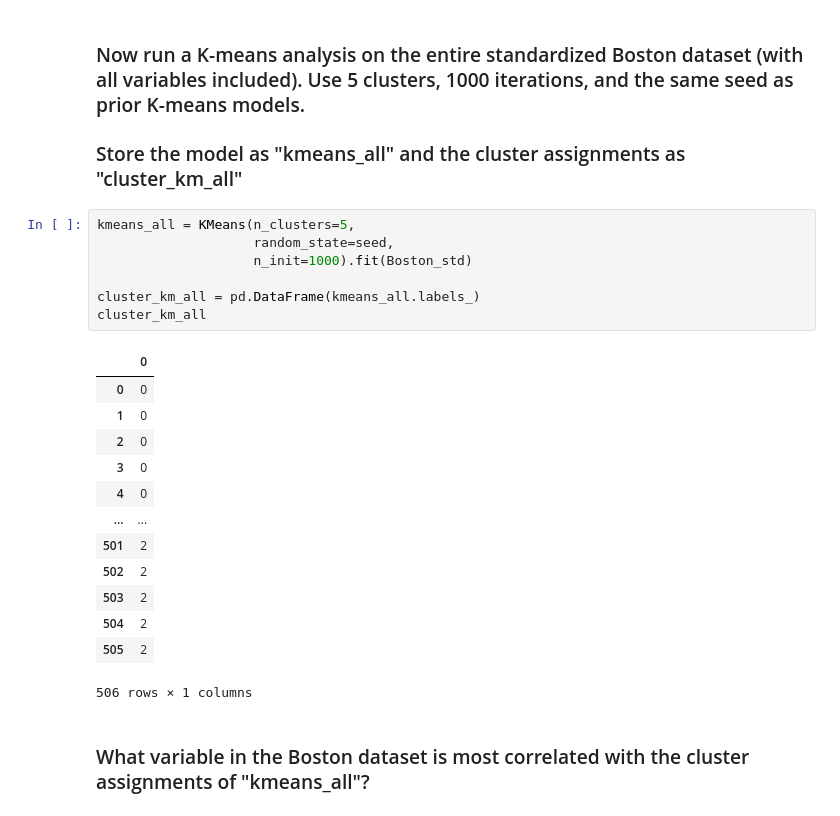
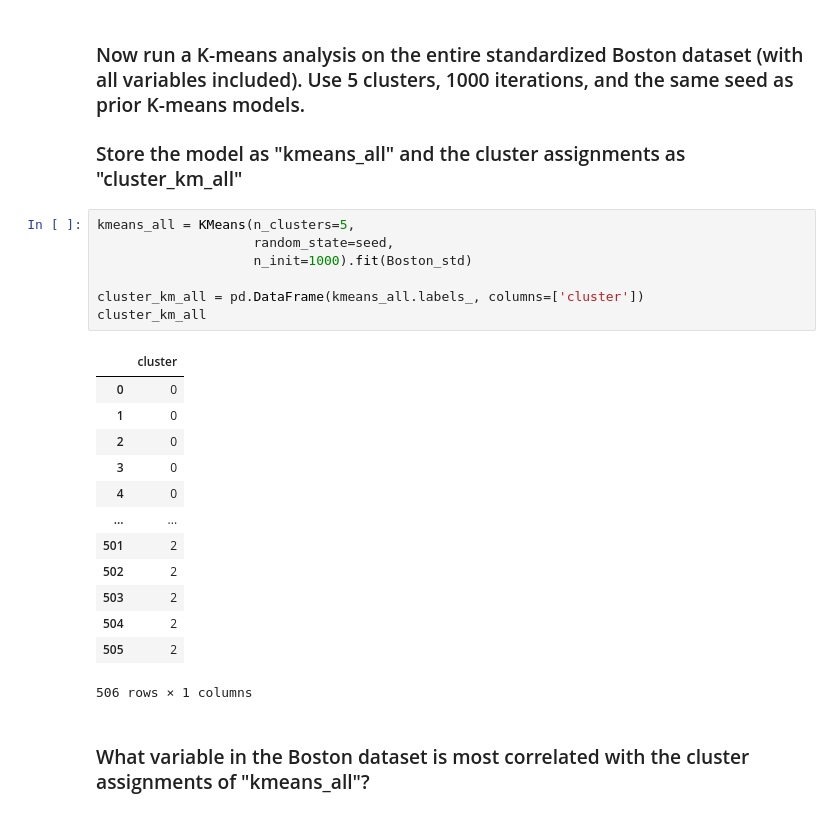
Before and after one commit to kangadi28/code_2600, a Jupyter notebook: mod07_clustering.ipynb, the cells around one changed output. Cells and saved outputs as stored; diff of their text form.

Commit message:
Updated cluster naming

```diff
--- a/mod07_clustering.ipynb
+++ b/mod07_clustering.ipynb
@@ -293,12 +293,12 @@ This happens because K-means assigns points based on their distance to the clust
 # %%
 kmeans_all = KMeans(n_clusters=5,
                     random_state=seed,
                     n_init=1000).fit(Boston_std)
 
-cluster_km_all = pd.DataFrame(kmeans_all.labels_)
+cluster_km_all = pd.DataFrame(kmeans_all.labels_, columns=['cluster'])
 cluster_km_all
 # %% [output]
-|  | 0 |
+|  | cluster |
 | 0 | 0 |
 | 1 | 0 |
 | 2 | 0 |
```
